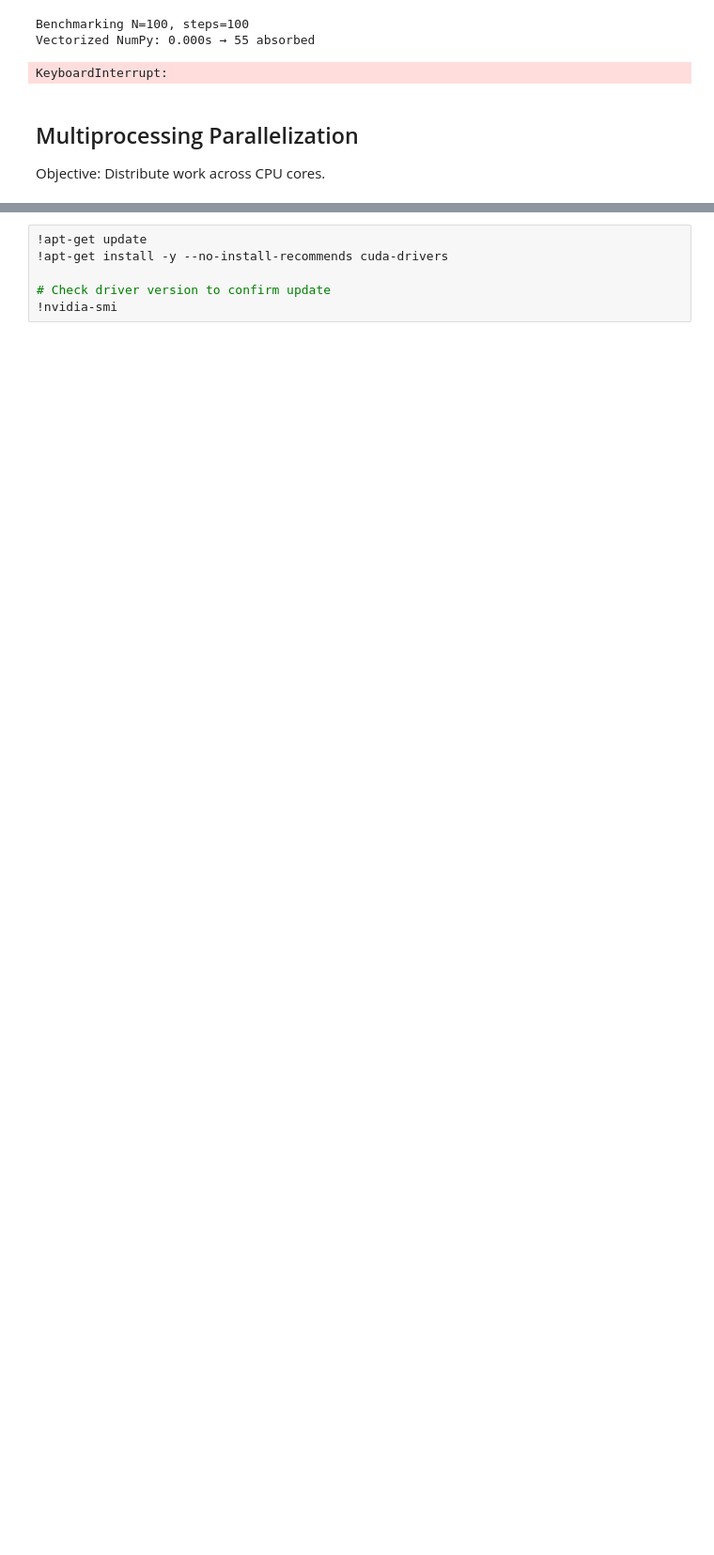
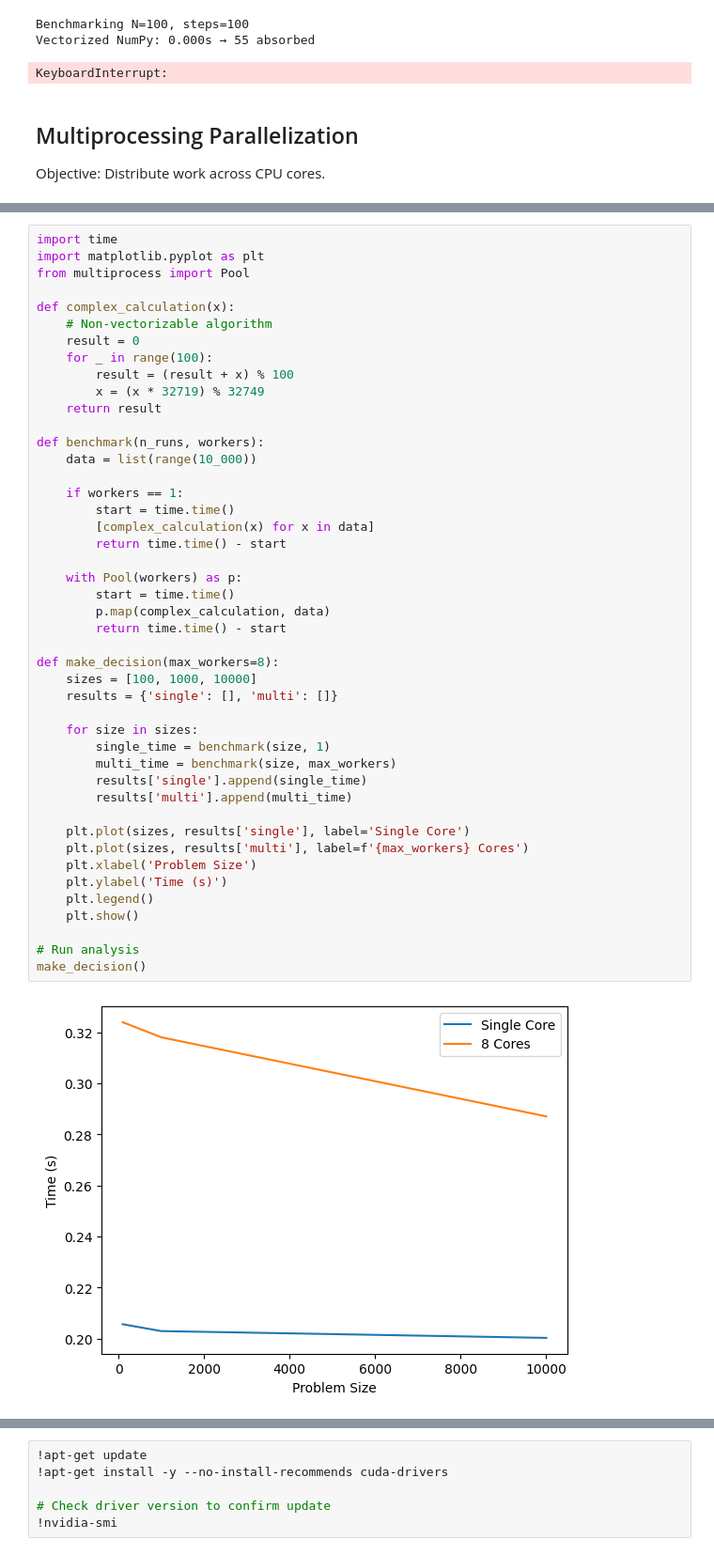
Before and after one commit to pranavkantgaur/training_materials, a Jupyter notebook: ACT_demos.ipynb, the cells around one changed output, grey strips where cells are left out. Shown at 94% size. Saved outputs shown, nothing was run; the diff lists cells and outputs as text; blank space fills up the shorter version.

Commit message:
add discussion on multiprocessing vs single-process programming

```diff
--- a/ACT_demos.ipynb
+++ b/ACT_demos.ipynb
@@ -892,0 +1017,47 @@ Objective: Offload computation to GPU.
+# %%
+import time
+import matplotlib.pyplot as plt
+from multiprocess import Pool
+
+def complex_calculation(x):
+    # Non-vectorizable algorithm
+    result = 0
+    for _ in range(100):
+        result = (result + x) % 100
+        x = (x * 32719) % 32749
+    return result
+
+def benchmark(n_runs, workers):
+    data = list(range(10_000))
+
+    if workers == 1:
+        start = time.time()
+        [complex_calculation(x) for x in data]
+        return time.time() - start
+
+    with Pool(workers) as p:
+        start = time.time()
+        p.map(complex_calculation, data)
+        return time.time() - start
+
+def make_decision(max_workers=8):
+    sizes = [100, 1000, 10000]
+    results = {'single': [], 'multi': []}
+
+    for size in sizes:
+        single_time = benchmark(size, 1)
+        multi_time = benchmark(size, max_workers)
+        results['single'].append(single_time)
+        results['multi'].append(multi_time)
+
+    plt.plot(sizes, results['single'], label='Single Core')
+    plt.plot(sizes, results['multi'], label=f'{max_workers} Cores')
+    plt.xlabel('Problem Size')
+    plt.ylabel('Time (s)')
+    plt.legend()
+    plt.show()
+
+# Run analysis
+make_decision()
+# %% [output]
+[figure, added]
```
Also changed, not shown: parts of 16 cells of this notebook.
